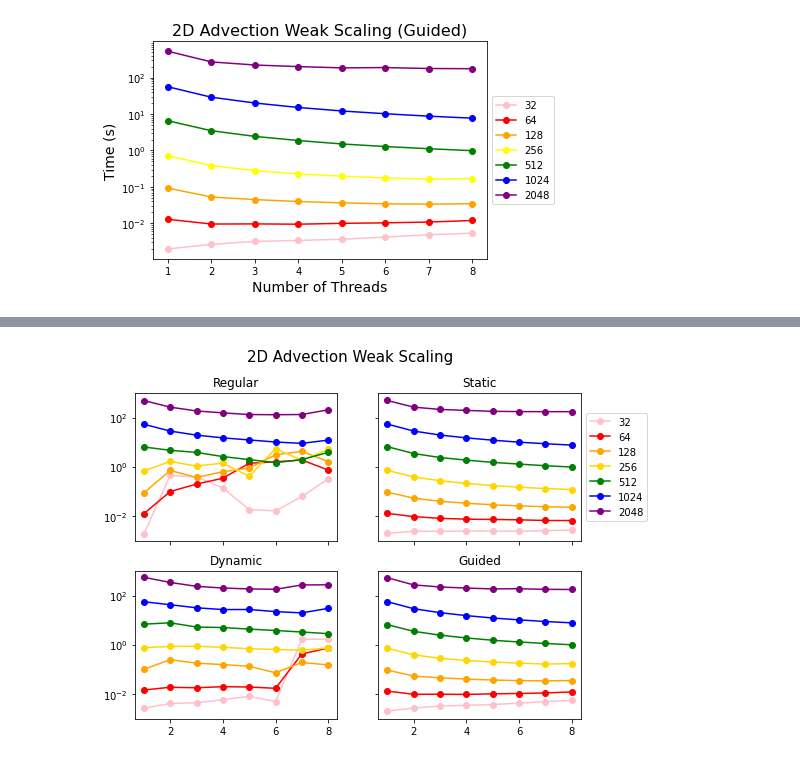
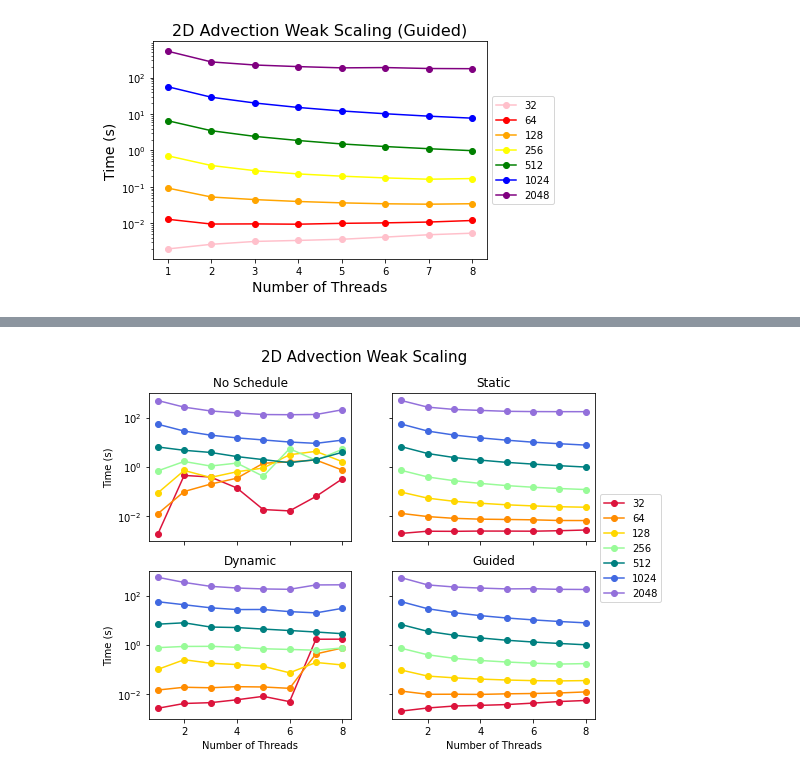
Before and after one commit to LivInTheLookingGlass/CMSE822-final, a Jupyter notebook: C++ Code/2D Advection Parallel/Plots.ipynb, the cells around one changed output, grey strips where cells are left out. Saved outputs shown, nothing was run; the diff lists cells and outputs as text; code cells hidden in the pictures.

```diff
--- a/C++ Code/2D Advection Parallel/Plots.ipynb
+++ b/C++ Code/2D Advection Parallel/Plots.ipynb
@@ -893,55 +900,63 @@ plt.show()
 # %%
 fig, axes = plt.subplots(2, 2, figsize=(8, 6), sharex=True, sharey=True)
 
 # Set the title for the figure
 fig.suptitle('2D Advection Weak Scaling', fontsize=15)
 
 # Top Left Subplot
-axes[0,0].plot(default_weak_32_t,default_weak_32_average_time, 'o-',color = 'pink',label='32')
-axes[0,0].plot(default_weak_64_t,default_weak_64_average_time, 'o-',color = 'red',label='64')
-axes[0,0].plot(default_weak_128_t,default_weak_128_average_time, 'o-',color = 'orange',label='128')
-axes[0,0].plot(default_weak_256_t,default_weak_256_average_time, 'o-',color = 'gold',label='256')
-axes[0,0].plot(default_weak_512_t,default_weak_512_average_time, 'o-',color = 'green',label='512')
-axes[0,0].plot(default_weak_1024_t,default_weak_1024_average_time, 'o-',color = 'blue',label='1024')
-axes[0,0].plot(default_weak_2048_t,default_weak_2048_average_time, 'o-',color = 'purple',label='2048')
+axes[0,0].plot(default_weak_32_t,default_weak_32_average_time, 'o-',color = 'crimson',label='32')
+axes[0,0].plot(default_weak_64_t,default_weak_64_average_time, 'o-',color = 'darkorange',label='64')
+axes[0,0].plot(default_weak_128_t,default_weak_128_average_time, 'o-',color = 'gold',label='128')
+axes[0,0].plot(default_weak_256_t,default_weak_256_average_time, 'o-',color = 'palegreen',label='256')
+axes[0,0].plot(default_weak_512_t,default_weak_512_average_time, 'o-',color = 'teal',label='512')
+axes[0,0].plot(default_weak_1024_t,default_weak_1024_average_time, 'o-',color = 'royalblue',label='1024')
+axes[0,0].plot(default_weak_2048_t,default_weak_2048_average_time, 'o-',color = 'mediumpurple',label='2048')
 axes[0,0].set_yscale('log')
-axes[0,0].set_title("Regular")
+axes[0,0].set_title("No Schedule")
+axes[0,0].set_ylabel('Time (s)')
+
 
 # Top Right Subplot
-axes[0,1].plot(static_weak_32_t,static_weak_32_average_time, 'o-',color = 'pink',label='32')
-axes[0,1].plot(static_weak_64_t,static_weak_64_average_time, 'o-',color = 'red',label='64')
-axes[0,1].plot(static_weak_128_t,static_weak_128_average_time, 'o-',color = 'orange',label='128')
-axes[0,1].plot(static_weak_256_t,static_weak_256_average_time, 'o-',color = 'gold',label='256')
-axes[0,1].plot(static_weak_512_t,static_weak_512_average_time, 'o-',color = 'green',label='512')
-axes[0,1].plot(static_weak_1024_t,static_weak_1024_average_time, 'o-',color = 'blue',label='1024')
-axes[0,1].plot(static_weak_2048_t,static_weak_2048_average_time, 'o-',color = 'purple',label='2048')
-axes[0,1].legend(loc='center left', bbox_to_anchor=(1, 0.5))
+axes[0,1].plot(static_weak_32_t,static_weak_32_average_time, 'o-',color = 'crimson',label='32')
+axes[0,1].plot(static_weak_64_t,static_weak_64_average_time, 'o-',color = 'darkorange',label='64')
+axes[0,1].plot(static_weak_128_t,static_weak_128_average_time, 'o-',color = 'gold',label='128')
+axes[0,1].plot(static_weak_256_t,static_weak_256_average_time, 'o-',color = 'palegreen',label='256')
+axes[0,1].plot(static_weak_512_t,static_weak_512_average_time, 'o-',color = 'teal',label='512')
+axes[0,1].plot(static_weak_1024_t,static_weak_1024_average_time, 'o-',color = 'royalblue',label='1024')
+axes[0,1].plot(static_weak_2048_t,static_weak_2048_average_time, 'o-',color = 'mediumpurple',label='2048')
 axes[0,1].set_yscale('log')
 axes[0,1].set_title("Static")
 
 # Bottom Left Subplot
-axes[1,0].plot(dynamic_weak_32_t,dynamic_weak_32_average_time, 'o-',color = 'pink',label='32')
-axes[1,0].plot(dynamic_weak_64_t,dynamic_weak_64_average_time, 'o-',color = 'red',label='64')
-axes[1,0].plot(dynamic_weak_128_t,dynamic_weak_128_average_time, 'o-',color = 'orange',label='128')
-axes[1,0].plot(dynamic_weak_256_t,dynamic_weak_256_average_time, 'o-',color = 'gold',label='256')
-axes[1,0].plot(dynamic_weak_512_t,dynamic_weak_512_average_time, 'o-',color = 'green',label='512')
-axes[1,0].plot(dynamic_weak_1024_t,dynamic_weak_1024_average_time, 'o-',color = 'blue',label='1024')
-axes[1,0].plot(dynamic_weak_2048_t,dynamic_weak_2048_average_time, 'o-',color = 'purple',label='2048')
+axes[1,0].plot(dynamic_weak_32_t,dynamic_weak_32_average_time, 'o-',color = 'crimson',label='32')
+axes[1,0].plot(dynamic_weak_64_t,dynamic_weak_64_average_time, 'o-',color = 'darkorange',label='64')
+axes[1,0].plot(dynamic_weak_128_t,dynamic_weak_128_average_time, 'o-',color = 'gold',label='128')
+axes[1,0].plot(dynamic_weak_256_t,dynamic_weak_256_average_time, 'o-',color = 'palegreen',label='256')
+axes[1,0].plot(dynamic_weak_512_t,dynamic_weak_512_average_time, 'o-',color = 'teal',label='512')
+axes[1,0].plot(dynamic_weak_1024_t,dynamic_weak_1024_average_time, 'o-',color = 'royalblue',label='1024')
+axes[1,0].plot(dynamic_weak_2048_t,dynamic_weak_2048_average_time, 'o-',color = 'mediumpurple',label='2048')
 axes[1,0].set_yscale('log')
 axes[1,0].set_title("Dynamic")
+axes[1,0].set_xlabel('Number of Threads')
+axes[1,0].set_ylabel('Time (s)')
 
 # Bottom Right Subplot
-axes[1,1].plot(guided_weak_32_t,guided_weak_32_average_time, 'o-',color = 'pink',label='32')
-axes[1,1].plot(guided_weak_64_t,guided_weak_64_average_time, 'o-',color = 'red',label='64')
-axes[1,1].plot(guided_weak_128_t,guided_weak_128_average_time, 'o-',color = 'orange',label='128')
-axes[1,1].plot(guided_weak_256_t,guided_weak_256_average_time, 'o-',color = 'gold',label='256')
-axes[1,1].plot(guided_weak_512_t,guided_weak_512_average_time, 'o-',color = 'green',label='512')
-axes[1,1].plot(guided_weak_1024_t,guided_weak_1024_average_time, 'o-',color = 'blue',label='1024')
-axes[1,1].plot(guided_weak_2048_t,guided_weak_2048_average_time, 'o-',color = 'purple',label='2048')
+axes[1,1].plot(guided_weak_32_t,guided_weak_32_average_time, 'o-',color = 'crimson',label='32')
+axes[1,1].plot(guided_weak_64_t,guided_weak_64_average_time, 'o-',color = 'darkorange',label='64')
+axes[1,1].plot(guided_weak_128_t,guided_weak_128_average_time, 'o-',color = 'gold',label='128')
+axes[1,1].plot(guided_weak_256_t,guided_weak_256_average_time, 'o-',color = 'palegreen',label='256')
+axes[1,1].plot(guided_weak_512_t,guided_weak_512_average_time, 'o-',color = 'teal',label='512')
+axes[1,1].plot(guided_weak_1024_t,guided_weak_1024_average_time, 'o-',color = 'royalblue',label='1024')
+axes[1,1].plot(guided_weak_2048_t,guided_weak_2048_average_time, 'o-',color = 'mediumpurple',label='2048')
+axes[1,1].legend(loc='center left', bbox_to_anchor=(1, 1.15),prop={'size': 10})
 axes[1,1].set_yscale('log')
 axes[1,1].set_title("Guided")
+axes[1,1].set_xlabel('Number of Threads')
+
+
+plt.savefig("2D_Advection_Weak_Scaling.png",bbox_inches='tight')
 
 plt.show()
 # %% [output]
-[figure, old version]
+[figure, new version]
 # %%
```
Also changed, not shown: parts of 3 cells of this notebook, 15 other files.
